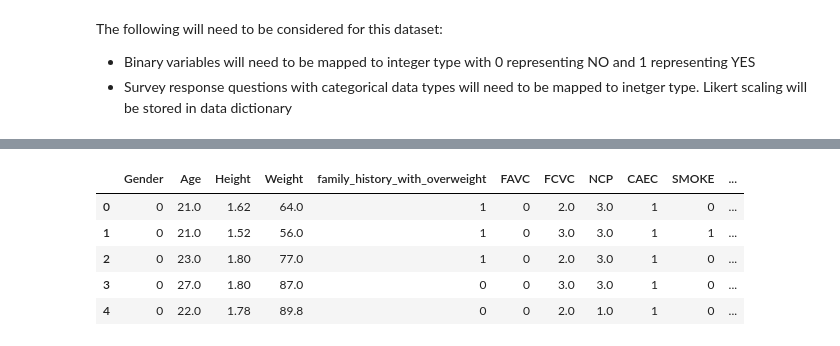
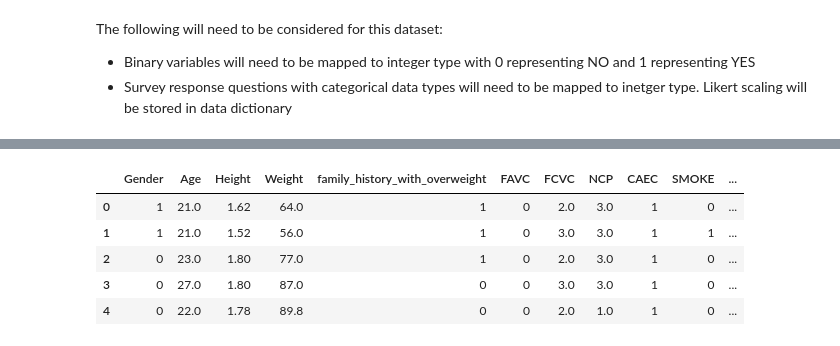
Before and after one commit to Lauren-Wilson/obesity_clustering, a Jupyter notebook: obesity_clustering.ipynb, the cells around one changed output, grey strips where cells are left out. Saved outputs shown, nothing was run; the diff lists cells and outputs as text; code cells hidden in the pictures.

```diff
--- a/obesity_clustering.ipynb
+++ b/obesity_clustering.ipynb
@@ -105,15 +123,35 @@ df.head()
-# %%
-# convert likert columns
-# no = 0, Sometimes = 1, Frequently = 2, Always = 3
-likert_cols = ['CAEC', 'CALC']
-for col in likert_cols:
-    df[col] = np.where(df[col] == 'no', 0, np.where(df[col] == 'Sometimes', 1, np.where(df[col] == 'Frequently', 2, 3)))
-
-df.head()
-# %% [output]
-|  | Gender | Age | Height | Weight | family_history_with_overweight | FAVC | FCVC | NCP | CAEC | SMOKE | ... |
-| 0 | 0 | 21.0 | 1.62 | 64.0 | 1 | 0 | 2.0 | 3.0 | 1 | 0 | ... |
-| 1 | 0 | 21.0 | 1.52 | 56.0 | 1 | 0 | 3.0 | 3.0 | 1 | 1 | ... |
-| 2 | 0 | 23.0 | 1.80 | 77.0 | 1 | 0 | 2.0 | 3.0 | 1 | 0 | ... |
-| 3 | 0 | 27.0 | 1.80 | 87.0 | 0 | 0 | 3.0 | 3.0 | 1 | 0 | ... |
-| 4 | 0 | 22.0 | 1.78 | 89.8 | 0 | 0 | 2.0 | 1.0 | 1 | 0 | ... |
+# %%
+# convert likert columns
+# no = 0, Sometimes = 1, Frequently = 2, Always = 3
+# Walking = 0, Bike = 1, Motorbike = 2, Public_Transportation = 3, Automobile = 4
+# moved Gender here since it was runnign into issues above with the assignment of 2 to multiple variables
+likert_cols = ['CAEC', 'CALC', 'MTRANS', 'Gender']
+for col in likert_cols:
+    if col == 'MTRANS':
+        df[col] = np.where(df[col] == 'Walking', 0, np.where(df[col] == 'Bike', 1, np.where(df[col] == 'Motorbike', 2, \
+            np.where(df[col] == 'Public_Transportation', 3, np.where(df[col] == 'Automobile', 4, 5)))))
+        if df[col].any() == 5:
+                print(f'Data Quality Error: {col} has a invalid value!')
+    elif col == 'Gender':
+        df[col] = np.where(df[col] == 'Male', 0, np.where(df[col] == 'Female', 1, 2))
+        if df[col].any() == 2:
+            print(f'Data Quality Error: {col} has a invalid value!')
+        else:
+            pass
+
+    else:
+        df[col] = np.where(df[col] == 'no', 0, np.where(df[col] == 'Sometimes', 1, np.where(df[col] == 'Frequently', 2, \
+                np.where(df[col] == 'Always', 3, 4))))
+        if df[col].any() == 4:
+            print(f'Data Quality Error: {col} has a invalid value!')
+        else:
+            pass
+
+df.head()
+# %% [output]
+|  | Gender | Age | Height | Weight | family_history_with_overweight | FAVC | FCVC | NCP | CAEC | SMOKE | ... |
+| 0 | 1 | 21.0 | 1.62 | 64.0 | 1 | 0 | 2.0 | 3.0 | 1 | 0 | ... |
+| 1 | 1 | 21.0 | 1.52 | 56.0 | 1 | 0 | 3.0 | 3.0 | 1 | 1 | ... |
+| 2 | 0 | 23.0 | 1.80 | 77.0 | 1 | 0 | 2.0 | 3.0 | 1 | 0 | ... |
+| 3 | 0 | 27.0 | 1.80 | 87.0 | 0 | 0 | 3.0 | 3.0 | 1 | 0 | ... |
+| 4 | 0 | 22.0 | 1.78 | 89.8 | 0 | 0 | 2.0 | 1.0 | 1 | 0 | ... |
```
Also changed, not shown: parts of 11 cells of this notebook.
